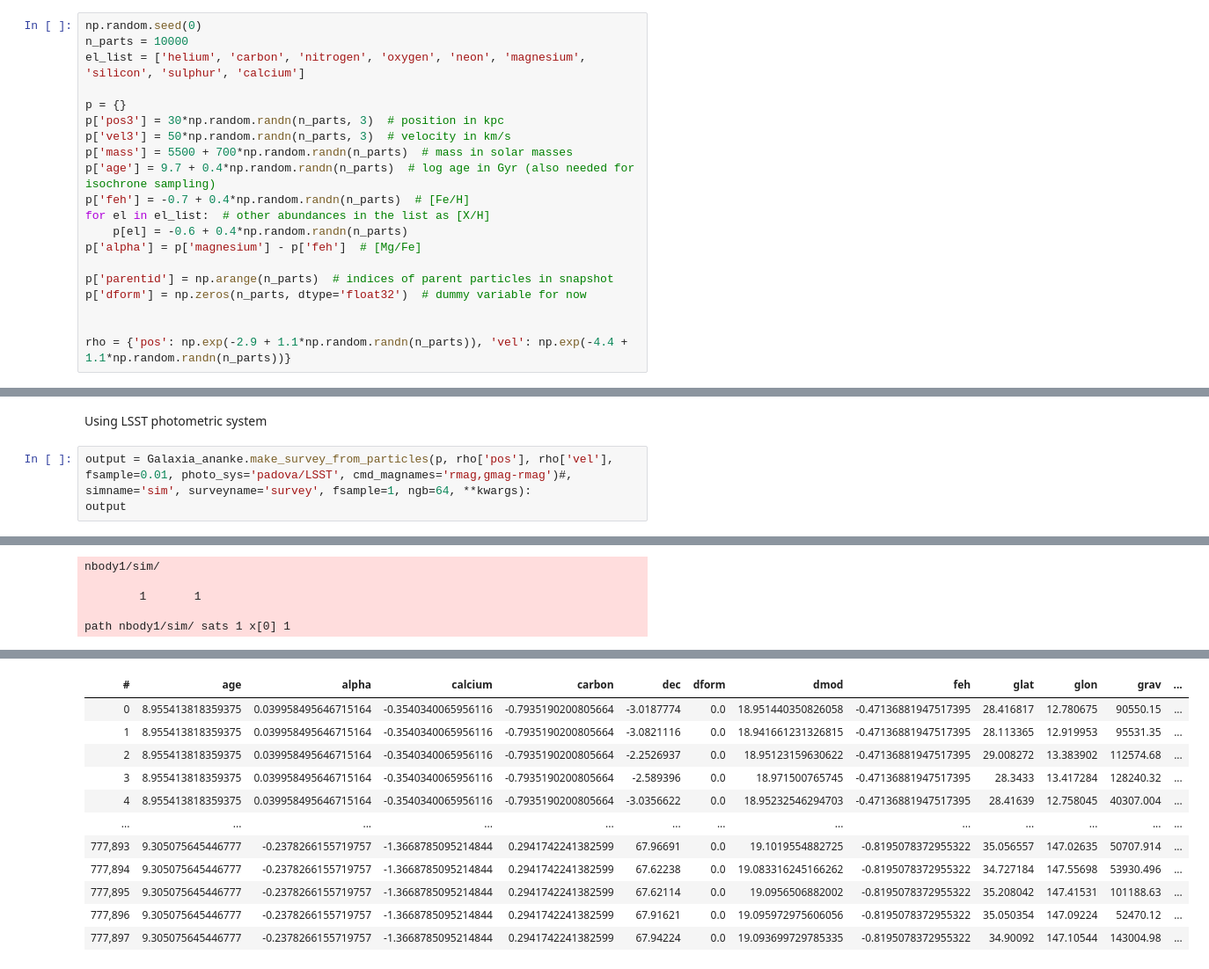
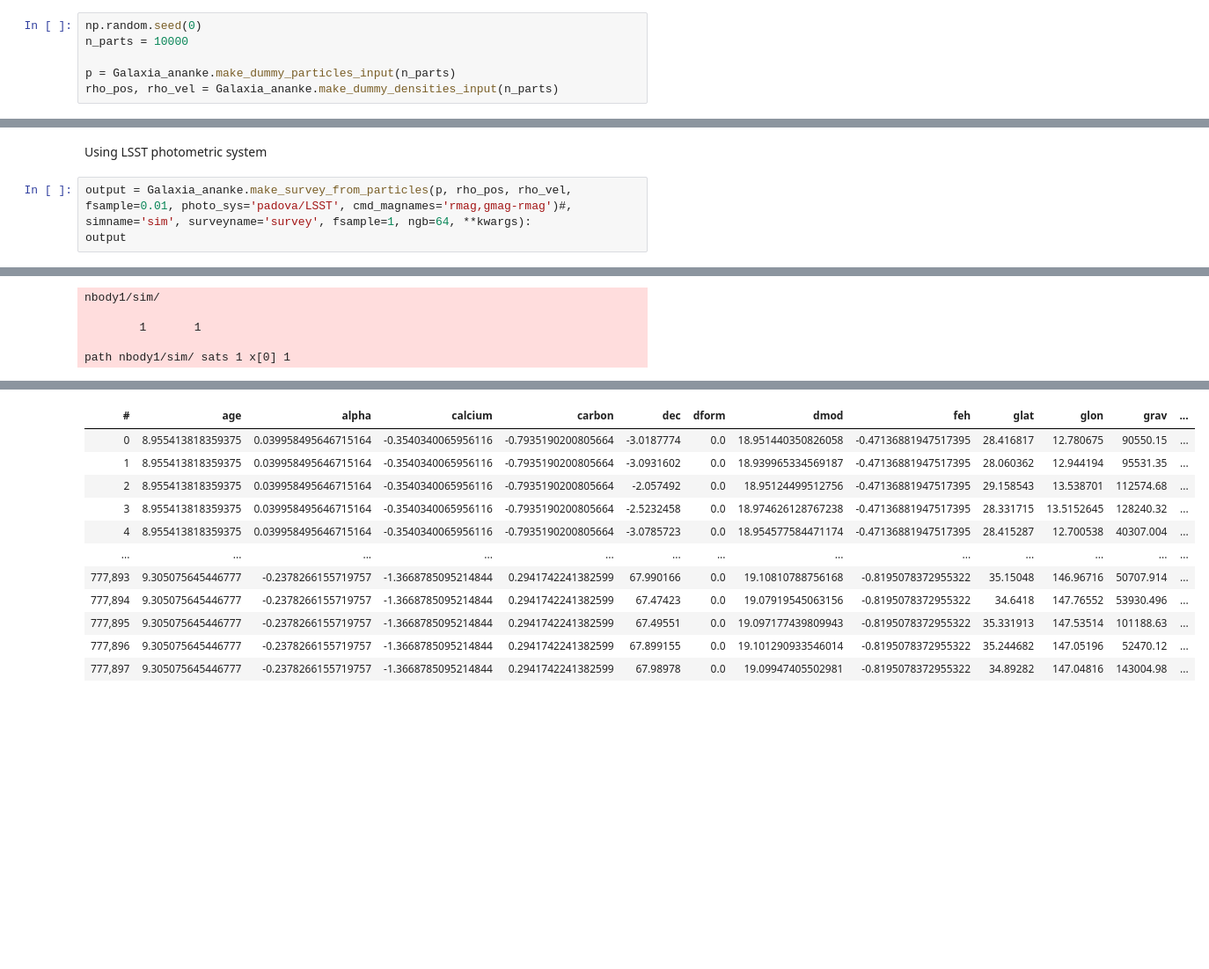
Before and after one commit to athob/py-Galaxia-ananke, a Jupyter notebook: jupyter/testing_Galaxia.ipynb, the cells around one changed output, grey strips where cells are left out. Shown at 88% size. Cells and saved outputs as stored; diff of their text form; blank space fills up the shorter version.

Commit message:
Introducing dummy input data generators for the Input class

```diff
--- a/jupyter/testing_Galaxia.ipynb
+++ b/jupyter/testing_Galaxia.ipynb
@@ -7,23 +7,9 @@ Galaxia_ananke.__version__
 # %%
 np.random.seed(0)
 n_parts = 10000
-el_list = ['helium', 'carbon', 'nitrogen', 'oxygen', 'neon', 'magnesium', 'silicon', 'sulphur', 'calcium']
 
-p = {}
-p['pos3'] = 30*np.random.randn(n_parts, 3)  # position in kpc
-p['vel3'] = 50*np.random.randn(n_parts, 3)  # velocity in km/s
-p['mass'] = 5500 + 700*np.random.randn(n_parts)  # mass in solar masses
-p['age'] = 9.7 + 0.4*np.random.randn(n_parts)  # log age in Gyr (also needed for isochrone sampling)
-p['feh'] = -0.7 + 0.4*np.random.randn(n_parts)  # [Fe/H]
-for el in el_list:  # other abundances in the list as [X/H]
-    p[el] = -0.6 + 0.4*np.random.randn(n_parts)
-p['alpha'] = p['magnesium'] - p['feh']  # [Mg/Fe]
-
-p['parentid'] = np.arange(n_parts)  # indices of parent particles in snapshot
-p['dform'] = np.zeros(n_parts, dtype='float32')  # dummy variable for now
-
-
-rho = {'pos': np.exp(-2.9 + 1.1*np.random.randn(n_parts)), 'vel': np.exp(-4.4 + 1.1*np.random.randn(n_parts))}
+p = Galaxia_ananke.make_dummy_particles_input(n_parts)
+rho_pos, rho_vel = Galaxia_ananke.make_dummy_densities_input(n_parts)
 # %% [markdown]
 Using default photometric system
 # %%
@@ -84,7 +70,7 @@ Overwritten the following quantities to /home/athob/Software/repos/py-ananke/py-
 # %% [markdown]
 Using LSST photometric system
 # %%
-output = Galaxia_ananke.make_survey_from_particles(p, rho['pos'], rho['vel'], fsample=0.01, photo_sys='padova/LSST', cmd_magnames='rmag,gmag-rmag')#, simname='sim', surveyname='survey', fsample=1, ngb=64, **kwargs):
+output = Galaxia_ananke.make_survey_from_particles(p, rho_pos, rho_vel, fsample=0.01, photo_sys='padova/LSST', cmd_magnames='rmag,gmag-rmag')#, simname='sim', surveyname='survey', fsample=1, ngb=64, **kwargs):
 output
 # %% [output]
 /home/athob/miniconda3/envs/main/.cache/Galaxia_ananke/bin/galaxia -r --hdim=6 --nfile=sim /home/athob/Software/repos/py-ananke/py-Galaxia-ananke/jupyter/survey_params
@@ -114,27 +100,27 @@ Time Isochrone Reading              1.40553
 ------------------------------
 nbody1/sim/sim.ebf  Sat No=0
 Particles=10000
 Satellite Info
 Particles=10000 Mass=5.49088e+07 0.379706
 Total Stars=781138 accepted=777898 rejected=3240
 -----------Done---------------
 Total stars written                 777898
 30
 File written-                       /home/athob/Software/repos/py-ananke/py-Galaxia-ananke/jupyter/survey.sim.ebf
 ... (15 lines left out)
 Exported the following quantities to /home/athob/Software/repos/py-ananke/py-Galaxia-ananke/jupyter/survey.sim.h5
 ['pi']
 Overwritten the following quantities to /home/athob/Software/repos/py-ananke/py-Galaxia-ananke/jupyter/survey.sim.h5
 ('grav', 'lum')
 | # | age | alpha | calcium | carbon | dec | dform | dmod | feh | glat | glon | grav | ... |
 | 0 | 8.955413818359375 | 0.039958495646715164 | -0.3540340065956116 | -0.7935190200805664 | -3.0187774 | 0.0 | 18.951440350826058 | -0.47136881947517395 | 28.416817 | 12.780675 | 90550.15 | ... |
-| 1 | 8.955413818359375 | 0.039958495646715164 | -0.3540340065956116 | -0.7935190200805664 | -3.0821116 | 0.0 | 18.941661231326815 | -0.47136881947517395 | 28.113365 | 12.919953 | 95531.35 | ... |
-| 2 | 8.955413818359375 | 0.039958495646715164 | -0.3540340065956116 | -0.7935190200805664 | -2.2526937 | 0.0 | 18.95123159630622 | -0.47136881947517395 | 29.008272 | 13.383902 | 112574.68 | ... |
-| 3 | 8.955413818359375 | 0.039958495646715164 | -0.3540340065956116 | -0.7935190200805664 | -2.589396 | 0.0 | 18.971500765745 | -0.47136881947517395 | 28.3433 | 13.417284 | 128240.32 | ... |
-| 4 | 8.955413818359375 | 0.039958495646715164 | -0.3540340065956116 | -0.7935190200805664 | -3.0356622 | 0.0 | 18.95232546294703 | -0.47136881947517395 | 28.41639 | 12.758045 | 40307.004 | ... |
+| 1 | 8.955413818359375 | 0.039958495646715164 | -0.3540340065956116 | -0.7935190200805664 | -3.0931602 | 0.0 | 18.939965334569187 | -0.47136881947517395 | 28.060362 | 12.944194 | 95531.35 | ... |
+| 2 | 8.955413818359375 | 0.039958495646715164 | -0.3540340065956116 | -0.7935190200805664 | -2.057492 | 0.0 | 18.95124499512756 | -0.47136881947517395 | 29.158543 | 13.538701 | 112574.68 | ... |
+| 3 | 8.955413818359375 | 0.039958495646715164 | -0.3540340065956116 | -0.7935190200805664 | -2.5232458 | 0.0 | 18.974626128767238 | -0.47136881947517395 | 28.331715 | 13.5152645 | 128240.32 | ... |
+| 4 | 8.955413818359375 | 0.039958495646715164 | -0.3540340065956116 | -0.7935190200805664 | -3.0785723 | 0.0 | 18.954577584471174 | -0.47136881947517395 | 28.415287 | 12.700538 | 40307.004 | ... |
 | ... | ... | ... | ... | ... | ... | ... | ... | ... | ... | ... | ... | ... |
-| 777,893 | 9.305075645446777 | -0.2378266155719757 | -1.3668785095214844 | 0.2941742241382599 | 67.96691 | 0.0 | 19.1019554882725 | -0.8195078372955322 | 35.056557 | 147.02635 | 50707.914 | ... |
-| 777,894 | 9.305075645446777 | -0.2378266155719757 | -1.3668785095214844 | 0.2941742241382599 | 67.62238 | 0.0 | 19.083316245166262 | -0.8195078372955322 | 34.727184 | 147.55698 | 53930.496 | ... |
-| 777,895 | 9.305075645446777 | -0.2378266155719757 | -1.3668785095214844 | 0.2941742241382599 | 67.62114 | 0.0 | 19.0956506882002 | -0.8195078372955322 | 35.208042 | 147.41531 | 101188.63 | ... |
-| 777,896 | 9.305075645446777 | -0.2378266155719757 | -1.3668785095214844 | 0.2941742241382599 | 67.91621 | 0.0 | 19.095972975606056 | -0.8195078372955322 | 35.050354 | 147.09224 | 52470.12 | ... |
-| 777,897 | 9.305075645446777 | -0.2378266155719757 | -1.3668785095214844 | 0.2941742241382599 | 67.94224 | 0.0 | 19.093699729785335 | -0.8195078372955322 | 34.90092 | 147.10544 | 143004.98 | ... |
+| 777,893 | 9.305075645446777 | -0.2378266155719757 | -1.3668785095214844 | 0.2941742241382599 | 67.990166 | 0.0 | 19.10810788756168 | -0.8195078372955322 | 35.15048 | 146.96716 | 50707.914 | ... |
+| 777,894 | 9.305075645446777 | -0.2378266155719757 | -1.3668785095214844 | 0.2941742241382599 | 67.47423 | 0.0 | 19.07919545063156 | -0.8195078372955322 | 34.6418 | 147.76552 | 53930.496 | ... |
+| 777,895 | 9.305075645446777 | -0.2378266155719757 | -1.3668785095214844 | 0.2941742241382599 | 67.49551 | 0.0 | 19.097177439809943 | -0.8195078372955322 | 35.331913 | 147.53514 | 101188.63 | ... |
+| 777,896 | 9.305075645446777 | -0.2378266155719757 | -1.3668785095214844 | 0.2941742241382599 | 67.899155 | 0.0 | 19.101290933546014 | -0.8195078372955322 | 35.244682 | 147.05196 | 52470.12 | ... |
+| 777,897 | 9.305075645446777 | -0.2378266155719757 | -1.3668785095214844 | 0.2941742241382599 | 67.98978 | 0.0 | 19.09947405502981 | -0.8195078372955322 | 34.89282 | 147.04816 | 143004.98 | ... |
```
Also changed, not shown: parts of 2 cells of this notebook, 2 other files.
